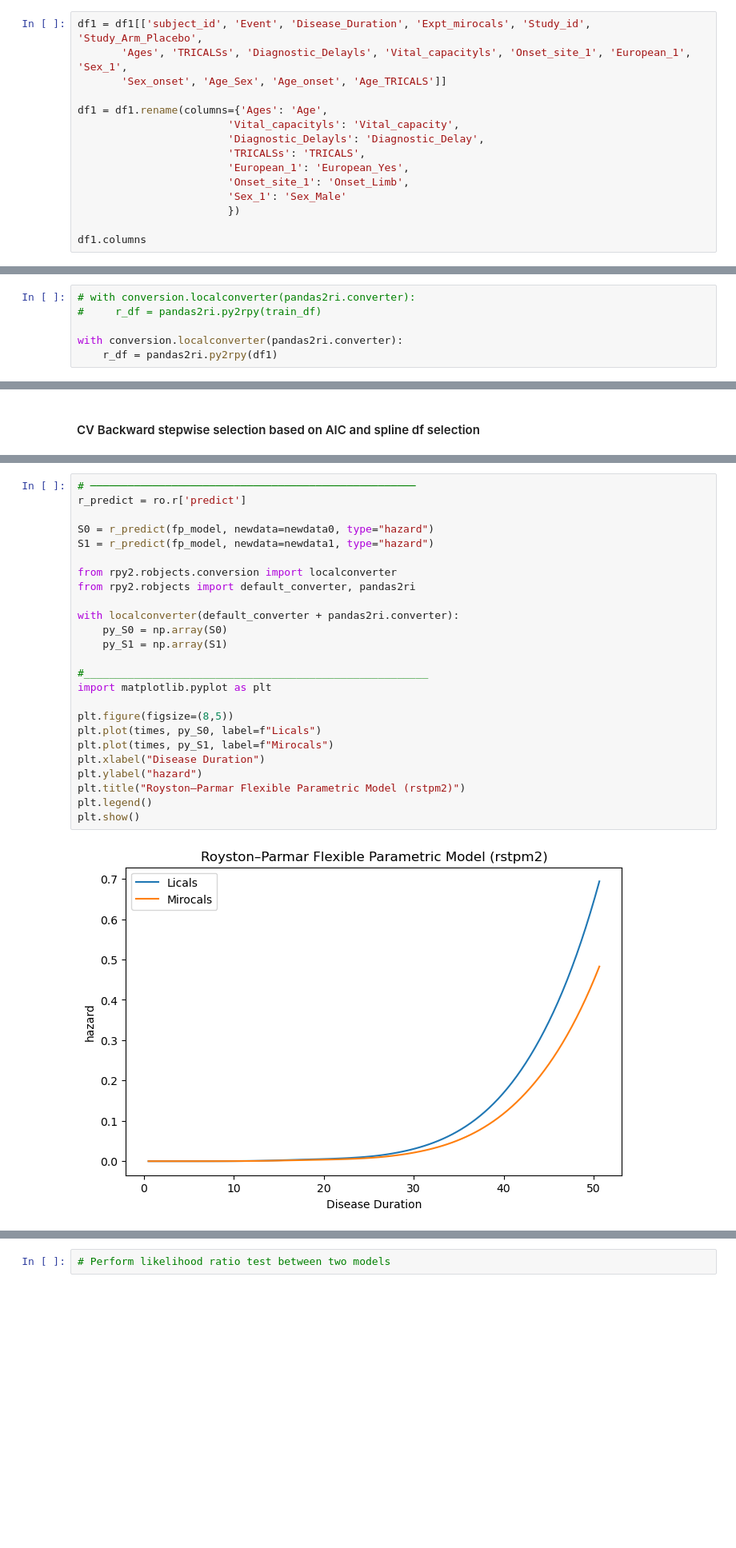
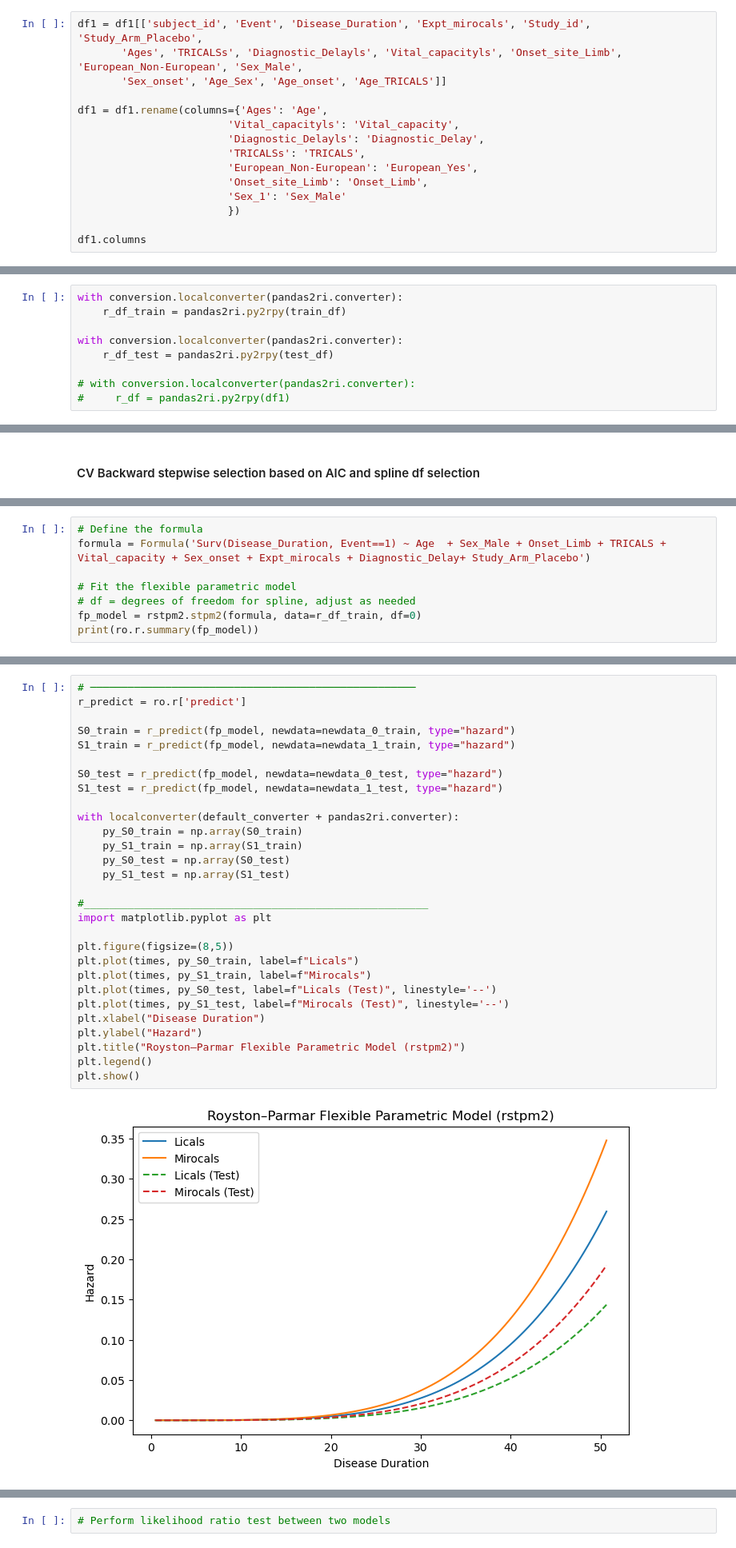
Before and after one commit to Uzoemeka/All_ALS_Data, a Jupyter notebook: 07_flexible_parametric_model.ipynb, the cells around one changed output, grey strips where cells are left out. Shown at 80% size. Cells and saved outputs as stored; diff of their text form; blank space fills up the shorter version.

```diff
--- a/07_flexible_parametric_model.ipynb
+++ b/07_flexible_parametric_model.ipynb
@@ -214,15 +285,15 @@ Index(['subject_id', 'Event', 'Vital_capacity', 'Age', 'Diagnostic_Delay',
       dtype='object')
 # %%
 df1 = df1[['subject_id', 'Event', 'Disease_Duration', 'Expt_mirocals', 'Study_id', 'Study_Arm_Placebo',
-       'Ages', 'TRICALSs', 'Diagnostic_Delayls', 'Vital_capacityls', 'Onset_site_1', 'European_1', 'Sex_1',
+       'Ages', 'TRICALSs', 'Diagnostic_Delayls', 'Vital_capacityls', 'Onset_site_Limb', 'European_Non-European', 'Sex_Male',
        'Sex_onset', 'Age_Sex', 'Age_onset', 'Age_TRICALS']]
 
 df1 = df1.rename(columns={'Ages': 'Age',
                         'Vital_capacityls': 'Vital_capacity',
                         'Diagnostic_Delayls': 'Diagnostic_Delay',
                         'TRICALSs': 'TRICALS',
-                        'European_1': 'European_Yes',
-                        'Onset_site_1': 'Onset_Limb',
+                        'European_Non-European': 'European_Yes',
+                        'Onset_site_Limb': 'Onset_Limb',
                         'Sex_1': 'Sex_Male'
                         })
 
@@ -268,6 +345,9 @@ df1.head(3)
 # %%
-# with conversion.localconverter(pandas2ri.converter):
-#     r_df = pandas2ri.py2rpy(train_df)
+with conversion.localconverter(pandas2ri.converter):
+    r_df_train = pandas2ri.py2rpy(train_df)
 
 with conversion.localconverter(pandas2ri.converter):
-    r_df = pandas2ri.py2rpy(df1)
+    r_df_test = pandas2ri.py2rpy(test_df)
+
+# with conversion.localconverter(pandas2ri.converter):
+#     r_df = pandas2ri.py2rpy(df1)
@@ -390,0 +441,8 @@ Signif. codes:  0 ‘***’ 0.001 ‘**’ 0.01 ‘*’ 0.05 ‘.’ 0.1 ‘ ’
+# %%
+# Define the formula
+formula = Formula('Surv(Disease_Duration, Event==1) ~ Age  + Sex_Male + Onset_Limb + TRICALS + Vital_capacity + Sex_onset + Expt_mirocals + Diagnostic_Delay+ Study_Arm_Placebo')
+
+# Fit the flexible parametric model
+# df = degrees of freedom for spline, adjust as needed
+fp_model = rstpm2.stpm2(formula, data=r_df_train, df=0)
+print(ro.r.summary(fp_model))
@@ -608,27 +704,31 @@ plt.show()
 # %%
 # ────────────────────────────────────────────────────
 r_predict = ro.r['predict']
 
-S0 = r_predict(fp_model, newdata=newdata0, type="hazard")
-S1 = r_predict(fp_model, newdata=newdata1, type="hazard")
+S0_train = r_predict(fp_model, newdata=newdata_0_train, type="hazard")
+S1_train = r_predict(fp_model, newdata=newdata_1_train, type="hazard")
 
-from rpy2.robjects.conversion import localconverter
-from rpy2.robjects import default_converter, pandas2ri
+S0_test = r_predict(fp_model, newdata=newdata_0_test, type="hazard")
+S1_test = r_predict(fp_model, newdata=newdata_1_test, type="hazard")
 
 with localconverter(default_converter + pandas2ri.converter):
-    py_S0 = np.array(S0)
-    py_S1 = np.array(S1)
+    py_S0_train = np.array(S0_train)
+    py_S1_train = np.array(S1_train)
+    py_S0_test = np.array(S0_test)
+    py_S1_test = np.array(S1_test)
 
 #_______________________________________________________
 import matplotlib.pyplot as plt
 
 plt.figure(figsize=(8,5))
-plt.plot(times, py_S0, label=f"Licals")
-plt.plot(times, py_S1, label=f"Mirocals")
+plt.plot(times, py_S0_train, label=f"Licals")
+plt.plot(times, py_S1_train, label=f"Mirocals")
+plt.plot(times, py_S0_test, label=f"Licals (Test)", linestyle='--')
+plt.plot(times, py_S1_test, label=f"Mirocals (Test)", linestyle='--')
 plt.xlabel("Disease Duration")
-plt.ylabel("hazard")
+plt.ylabel("Hazard")
 plt.title("Royston–Parmar Flexible Parametric Model (rstpm2)")
 plt.legend()
 plt.show()
 # %% [output]
-[figure, old version]
+[figure, new version]
```
Also changed, not shown: parts of 53 cells of this notebook, 4 other files.
